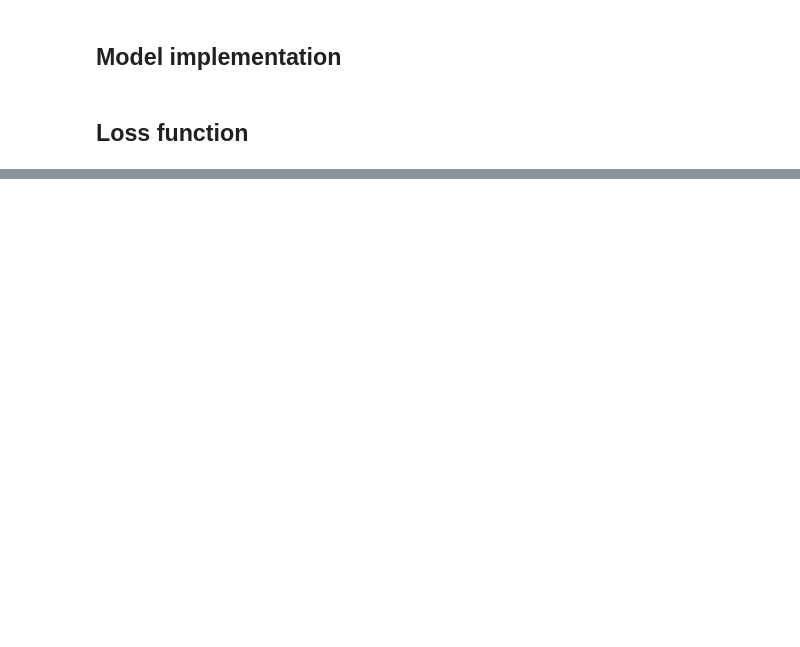
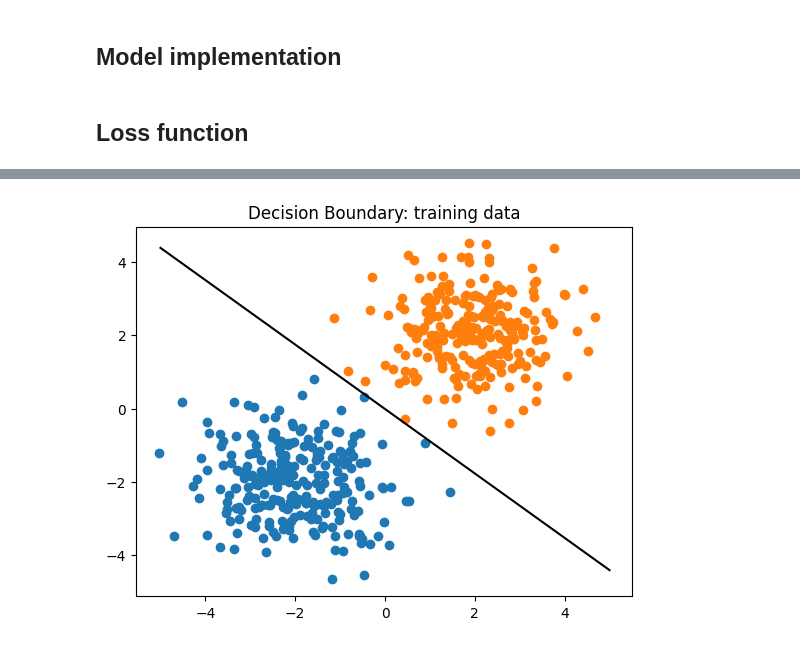
Before and after one commit to wadamiru/manual-ml, a Jupyter notebook: projects/linear-classification/notebooks/manual.ipynb, the cells around one changed output, grey strips where cells are left out. Cells and saved outputs as stored; diff of their text form; code cells hidden in the pictures; blank space fills up the shorter version.

```diff
--- a/projects/linear-classification/notebooks/manual.ipynb
+++ b/projects/linear-classification/notebooks/manual.ipynb
@@ -77,0 +179,5 @@ def loss(y,p):
+# %%
+# descision bound for training data
+plot_bound(x,y,w,b)
+# %% [output]
+[figure, added]
```
Also changed, not shown: parts of 19 cells of this notebook.
